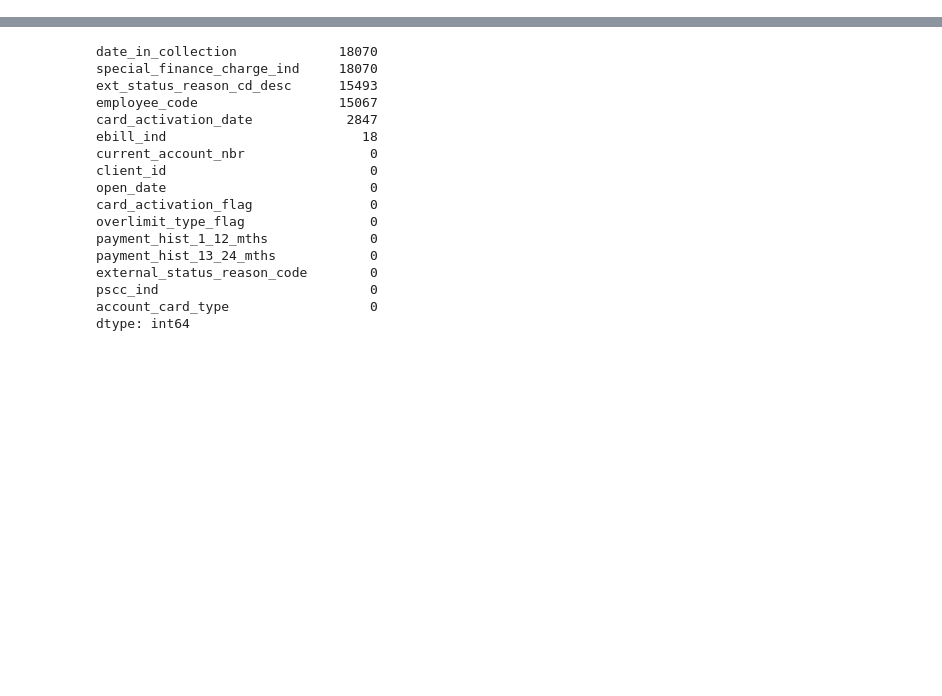
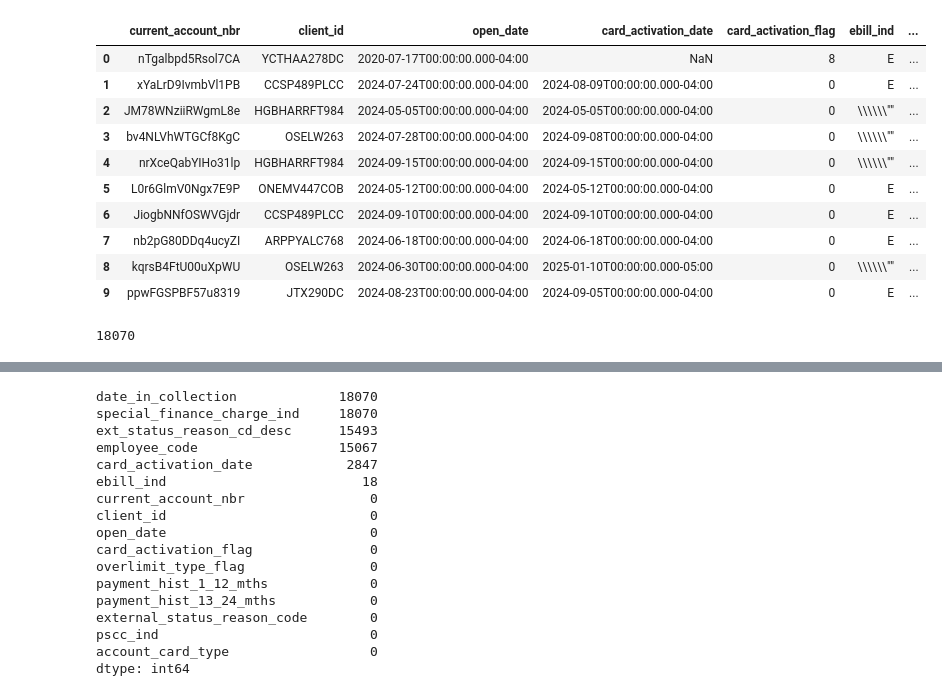
Before and after one commit to hazelLu6/synchrony-datathon-2025-alt-f4, a Jupyter notebook: data_cleaning/cleaning_account_dim.ipynb, the cells around one changed output, grey strips where cells are left out. Cells and saved outputs as stored; diff of their text form; code cells hidden in the pictures; blank space fills up the shorter version.

```diff
--- a/data_cleaning/cleaning_account_dim.ipynb
+++ b/data_cleaning/cleaning_account_dim.ipynb
@@ -4,7 +4,5 @@ import numpy as np
 
 df = pd.read_csv('../data/account_dim_20250325.csv')
 
-print(df.head(10))
-
-print(len(df))
+df.head(10)
 # %% [output]
@@ -27,0 +9,15 @@ print(len(df))
+|  | current_account_nbr | client_id | open_date | card_activation_date | card_activation_flag | ebill_ind | ... |
+| 0 | nTgalbpd5Rsol7CA | YCTHAA278DC | 2020-07-17T00:00:00.000-04:00 | NaN | 8 | E | ... |
+| 1 | xYaLrD9IvmbVl1PB | CCSP489PLCC | 2024-07-24T00:00:00.000-04:00 | 2024-08-09T00:00:00.000-04:00 | 0 | E | ... |
+| 2 | JM78WNziiRWgmL8e | HGBHARRFT984 | 2024-05-05T00:00:00.000-04:00 | 2024-05-05T00:00:00.000-04:00 | 0 | \\\\\\"" | ... |
+| 3 | bv4NLVhWTGCf8KgC | OSELW263 | 2024-07-28T00:00:00.000-04:00 | 2024-09-08T00:00:00.000-04:00 | 0 | \\\\\\"" | ... |
+| 4 | nrXceQabYIHo31lp | HGBHARRFT984 | 2024-09-15T00:00:00.000-04:00 | 2024-09-15T00:00:00.000-04:00 | 0 | \\\\\\"" | ... |
+| 5 | L0r6GlmV0Ngx7E9P | ONEMV447COB | 2024-05-12T00:00:00.000-04:00 | 2024-05-12T00:00:00.000-04:00 | 0 | E | ... |
+| 6 | JiogbNNfOSWVGjdr | CCSP489PLCC | 2024-09-10T00:00:00.000-04:00 | 2024-09-10T00:00:00.000-04:00 | 0 | E | ... |
+| 7 | nb2pG80DDq4ucyZI | ARPPYALC768 | 2024-06-18T00:00:00.000-04:00 | 2024-06-18T00:00:00.000-04:00 | 0 | E | ... |
+| 8 | kqrsB4FtU00uXpWU | OSELW263 | 2024-06-30T00:00:00.000-04:00 | 2025-01-10T00:00:00.000-05:00 | 0 | \\\\\\"" | ... |
+| 9 | ppwFGSPBF57u8319 | JTX290DC | 2024-08-23T00:00:00.000-04:00 | 2024-09-05T00:00:00.000-04:00 | 0 | E | ... |
+# %%
+len(df)
+# %% [output]
+18070
```
Also changed, not shown: parts of 2 cells of this notebook, 3 other files.
